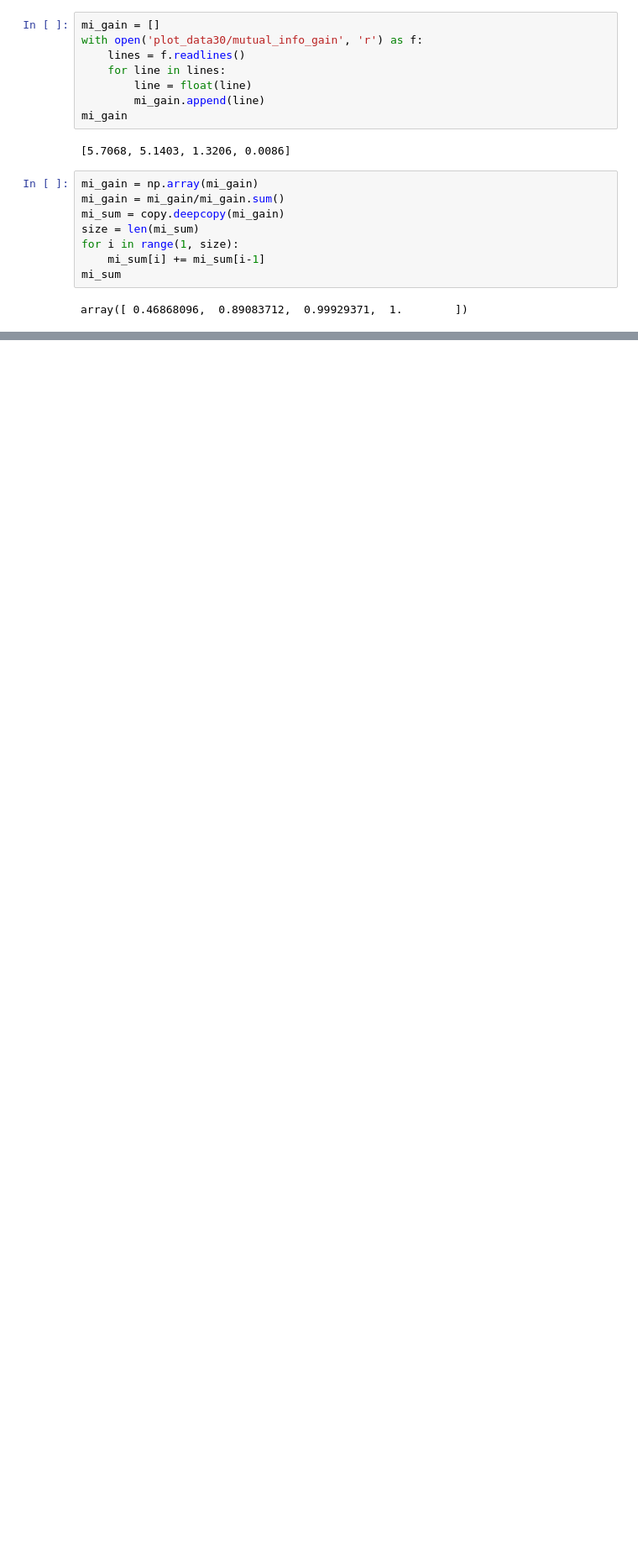
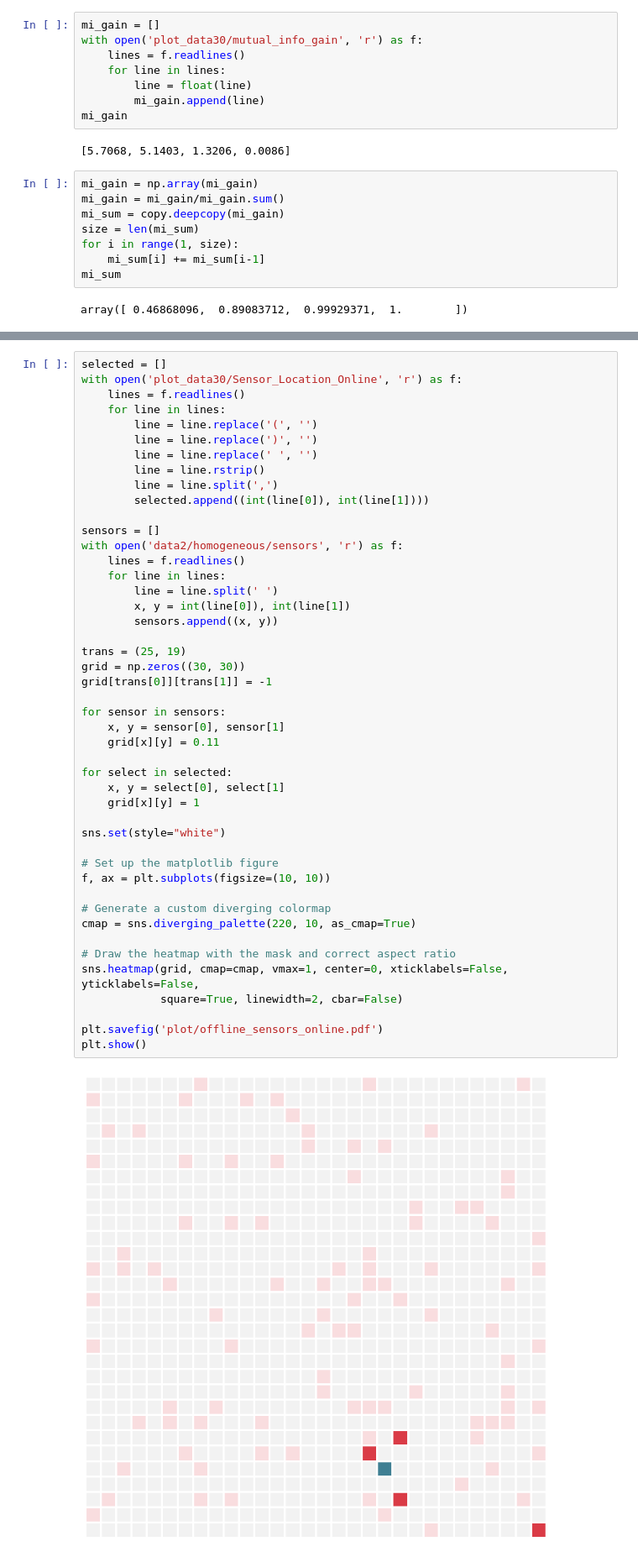
Before and after one commit to Wings-Lab/SelectSensor, a Jupyter notebook: plots.ipynb, the cells around one changed output, grey strips where cells are left out. Shown at 84% size. Saved outputs shown, nothing was run; the diff lists cells and outputs as text; blank space fills up the shorter version.

```diff
--- a/plots.ipynb
+++ b/plots.ipynb
@@ -314,0 +362,48 @@ plt.show()
+# %%
+selected = []
+with open('plot_data30/Sensor_Location_Online', 'r') as f:
+    lines = f.readlines()
+    for line in lines:
+        line = line.replace('(', '')
+        line = line.replace(')', '')
+        line = line.replace(' ', '')
+        line = line.rstrip()
+        line = line.split(',')
+        selected.append((int(line[0]), int(line[1])))
+
+sensors = []
+with open('data2/homogeneous/sensors', 'r') as f:
+    lines = f.readlines()
+    for line in lines:
+        line = line.split(' ')
+        x, y = int(line[0]), int(line[1])
+        sensors.append((x, y))
+
+trans = (25, 19)
+grid = np.zeros((30, 30))
+grid[trans[0]][trans[1]] = -1
+
+for sensor in sensors:
+    x, y = sensor[0], sensor[1]
+    grid[x][y] = 0.11
+
+for select in selected:
+    x, y = select[0], select[1]
+    grid[x][y] = 1
+
+sns.set(style="white")
+
+# Set up the matplotlib figure
+f, ax = plt.subplots(figsize=(10, 10))
+
+# Generate a custom diverging colormap
+cmap = sns.diverging_palette(220, 10, as_cmap=True)
+
+# Draw the heatmap with the mask and correct aspect ratio
+sns.heatmap(grid, cmap=cmap, vmax=1, center=0, xticklabels=False, yticklabels=False,
+            square=True, linewidth=2, cbar=False)
+
+plt.savefig('plot/offline_sensors_online.pdf')
+plt.show()
+# %% [output]
+[figure, added]
```
Also changed, not shown: parts of 4 cells of this notebook, 4 other files.
